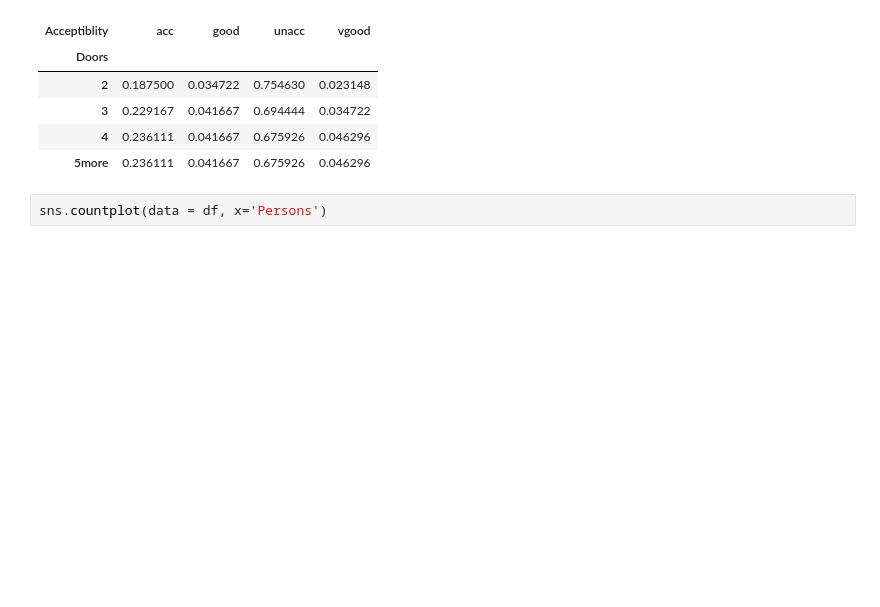
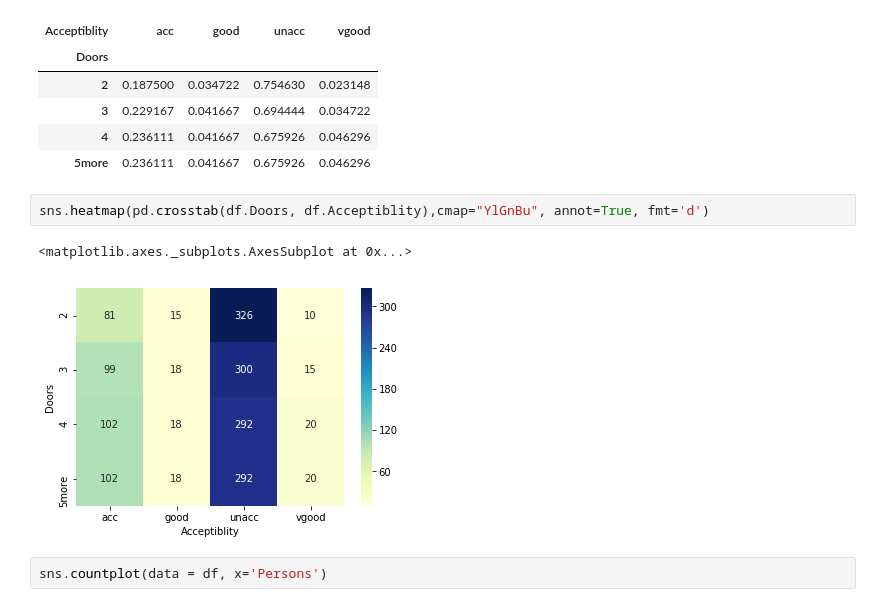
Before and after one commit to AbdullahAlSajid/Car-Acceptability-Classification, a Jupyter notebook: script .ipynb, the cells around one changed output. Saved outputs shown, nothing was run; the diff lists cells and outputs as text; blank space fills up the shorter version.

```diff
--- a/script .ipynb
+++ b/script .ipynb
@@ -113,6 +124,11 @@ pd.crosstab(df.Doors, df.Acceptiblity, normalize ='index')
 | 3 | 0.229167 | 0.041667 | 0.694444 | 0.034722 |
 | 4 | 0.236111 | 0.041667 | 0.675926 | 0.046296 |
 | 5more | 0.236111 | 0.041667 | 0.675926 | 0.046296 |
+# %%
+sns.heatmap(pd.crosstab(df.Doors, df.Acceptiblity),cmap="YlGnBu", annot=True, fmt='d')
+# %% [output]
+<matplotlib.axes._subplots.AxesSubplot at 0x...>
+[figure, added]
 # %%
 sns.countplot(data = df, x='Persons')
 # %% [output]
```
Also changed, not shown: parts of 5 cells of this notebook.
